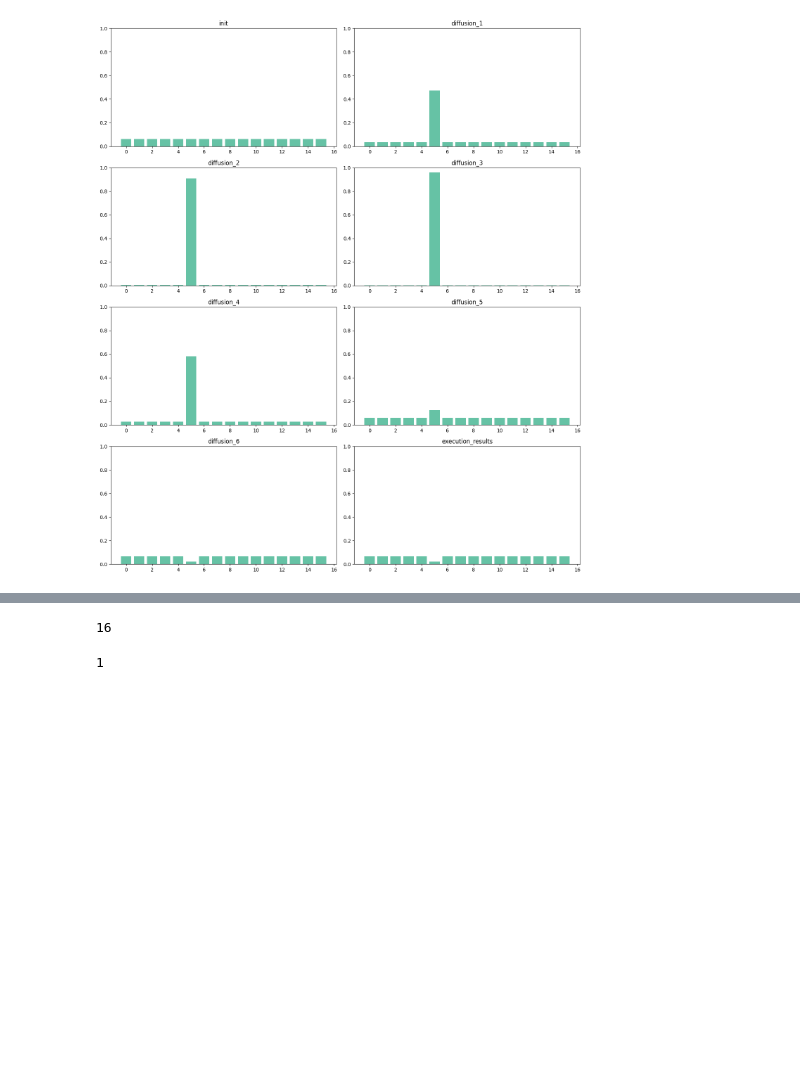
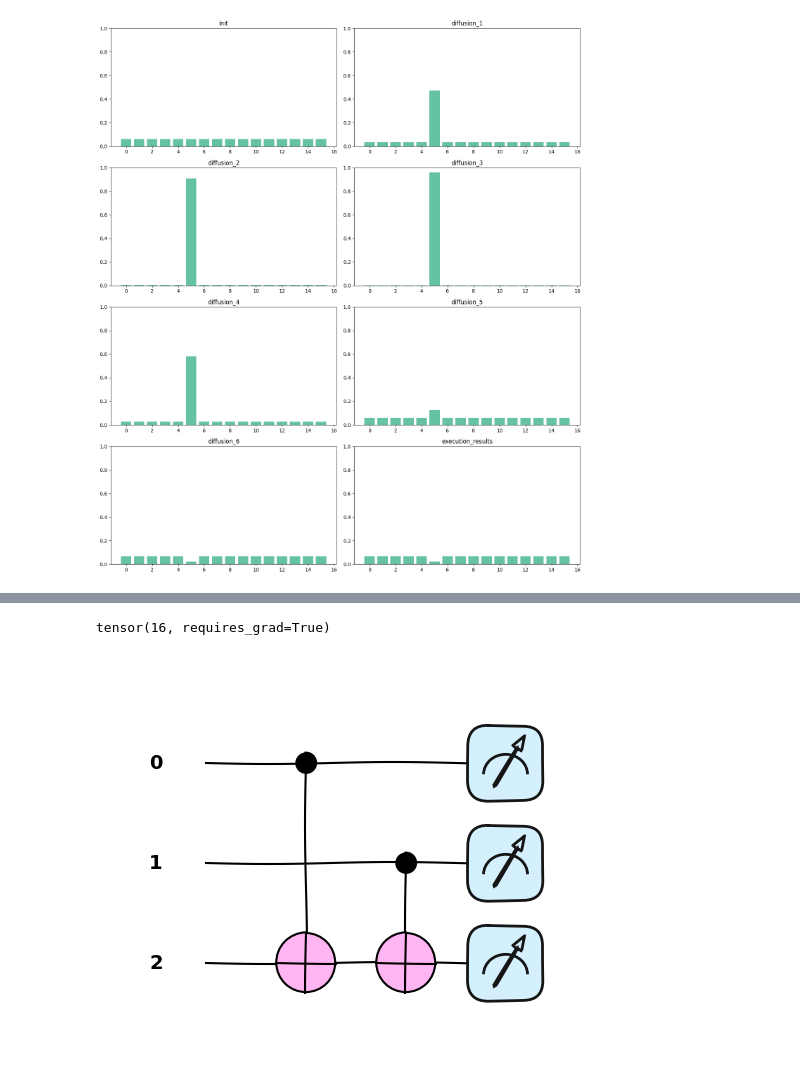
Before and after one commit to arcticronin/quantum_knapsack_pennylane, a Jupyter notebook: main.ipynb, the cells around one changed output, grey strips where cells are left out. Saved outputs shown, nothing was run; the diff lists cells and outputs as text; code cells hidden in the pictures; blank space fills up the shorter version.

```diff
--- a/main.ipynb
+++ b/main.ipynb
@@ -195,8 +194,34 @@ plt.show()
-# %%
-len(prob_seq[0])
-# %% [output]
-16
-# %%
-num_of_sol
-# %% [output]
-1
+# %%
+num_of_sol
+# %% [output]
+tensor(16, requires_grad=True)
+# %%
+num_qubits = 3
+
+# Create a quantum device with 4 qubits
+dev = qml.device('default.qubit', wires=num_qubits)
+
+# Define the quantum circuit
+@qml.qnode(dev)
+def circuit():
+    # Apply a CX (CNOT) gate controlled by q0 and q1 on q3
+    # For a controlled-controlled gate, use a Toffoli (CCNOT) gate
+
+    # Apply a CX (CNOT) gate controlled by C1 on C2
+    qml.CNOT(wires=[0,2])
+    qml.CNOT(wires=[1,2])
+
+    # Measure the qubits
+    return qml.state()
+
+circ = circuit()
+# %%
+# Draw the circuit with all wires
+#plt.figure(figsize=(10, 30))
+qml.draw_mpl(circuit,
+             show_all_wires=True,
+             style="pennylane_sketch",
+             expansion_strategy="device")()
+plt.show()
+# %% [output]
+[figure, added]
```
Also changed, not shown: parts of 4 cells of this notebook, 5 other files.
